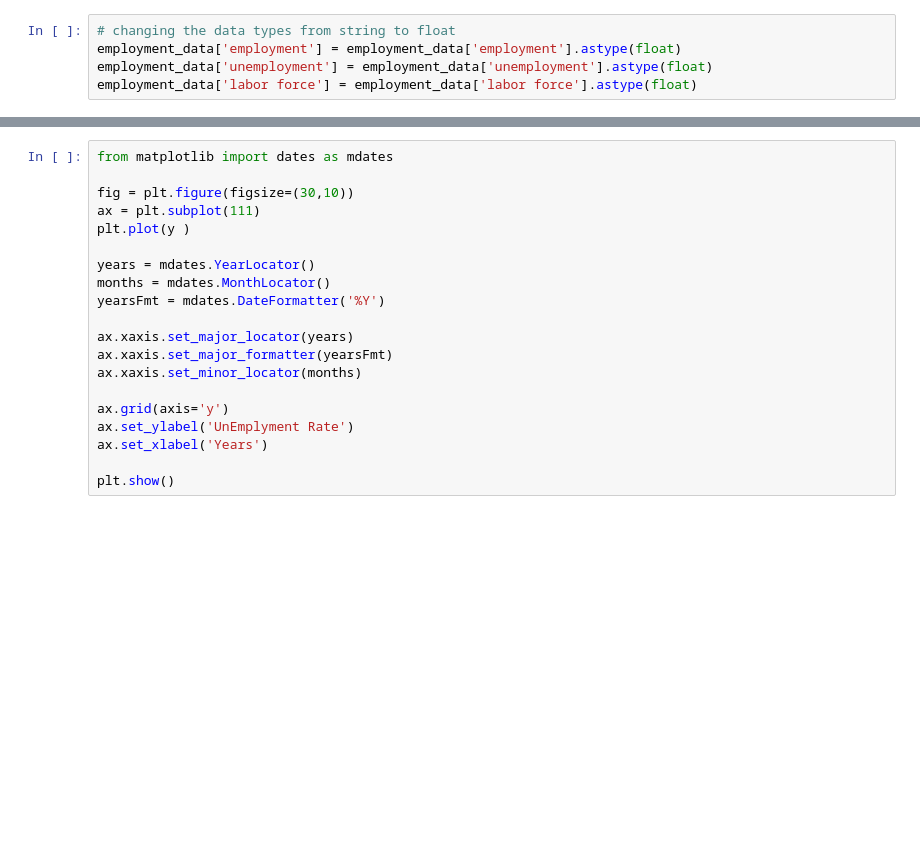
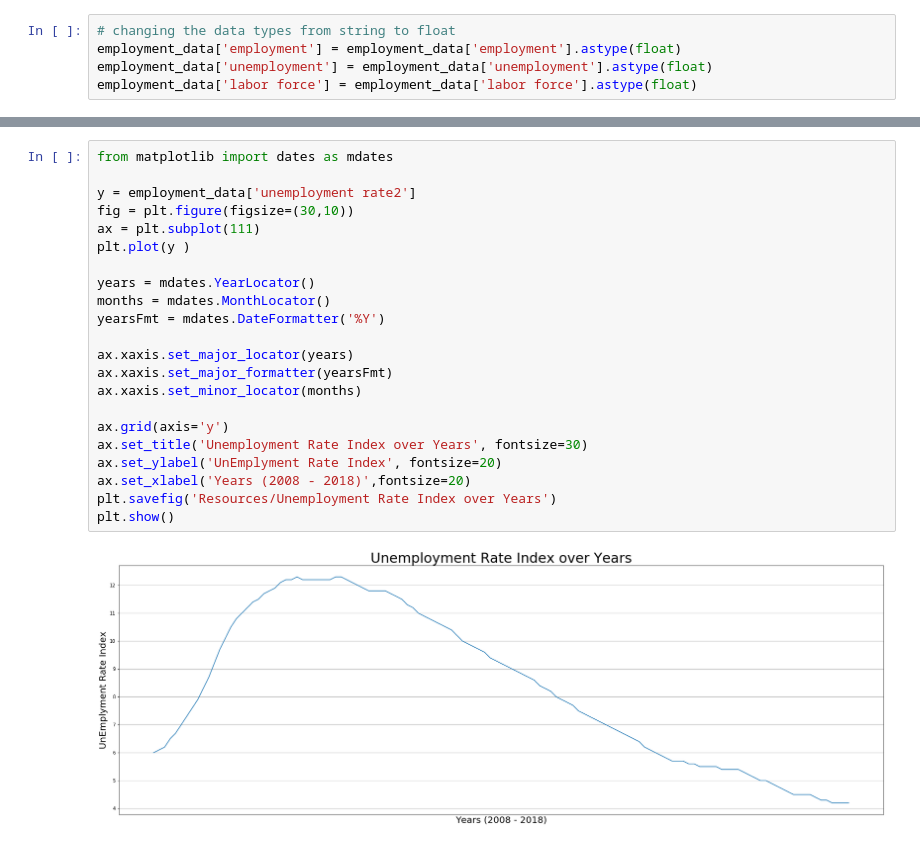
Before and after one commit to csasik/Team7, a Jupyter notebook: employment_rate.ipynb, the cells around one changed output, grey strips where cells are left out. Drawn from its saved outputs; the diff is of its cells as text; blank space fills up the shorter version.

```diff
--- a/employment_rate.ipynb
+++ b/employment_rate.ipynb
@@ -65,23 +101,27 @@ plt.tight_layout()
 # %%
 from matplotlib import dates as mdates
 
+y = employment_data['unemployment rate2']
 fig = plt.figure(figsize=(30,10))
 ax = plt.subplot(111)
 plt.plot(y )
 
 years = mdates.YearLocator()
 months = mdates.MonthLocator()
 yearsFmt = mdates.DateFormatter('%Y')
 
 ax.xaxis.set_major_locator(years)
 ax.xaxis.set_major_formatter(yearsFmt)
 ax.xaxis.set_minor_locator(months)
 
 ax.grid(axis='y')
-ax.set_ylabel('UnEmplyment Rate')
-ax.set_xlabel('Years')
-
+ax.set_title('Unemployment Rate Index over Years', fontsize=30)
+ax.set_ylabel('UnEmplyment Rate Index', fontsize=20)
+ax.set_xlabel('Years (2008 - 2018)',fontsize=20)
+plt.savefig('Resources/Unemployment Rate Index over Years')
 plt.show()
+# %% [output]
+[figure, added]
 # %%
 # calculating the rate of employment
 employment_data['employment rate'] =  round( employment_data['employment']/employment_data['labor force']*100, 1)
```
Also changed, not shown: parts of 10 cells of this notebook, 12 other files.
